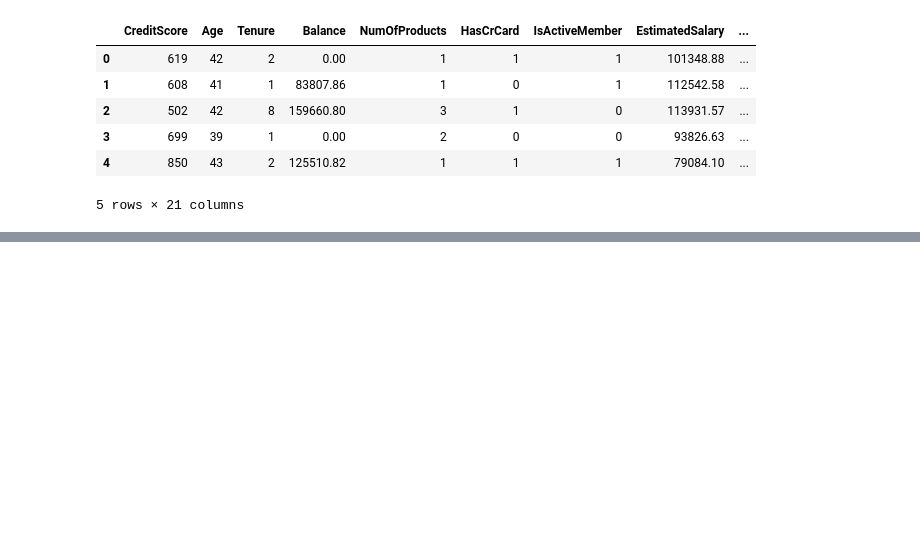
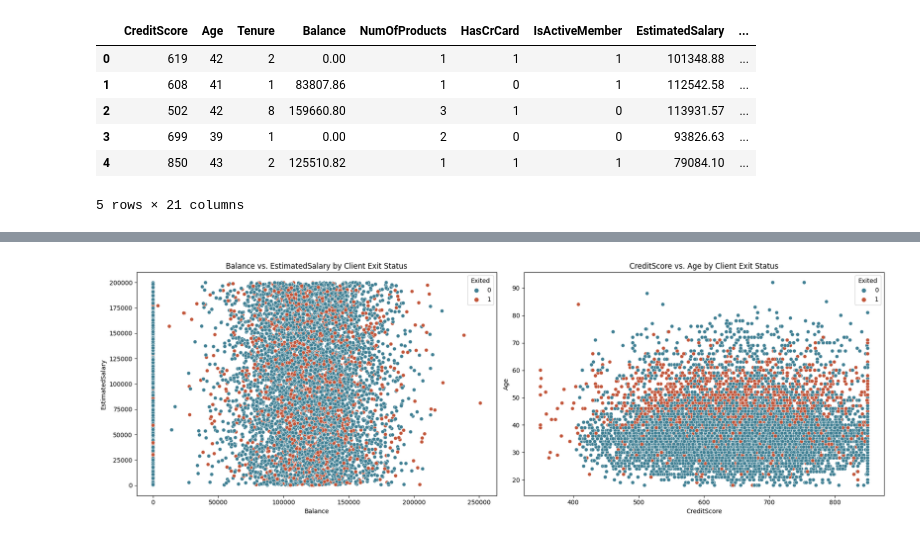
Before and after one commit to Abderrahmane-Chafi/BankCustomerChurnAnalysis, a Jupyter notebook: notebook794dc85e40.ipynb, the cells around one changed output, grey strips where cells are left out. Drawn from its saved outputs; the diff is of its cells as text; code cells hidden in the pictures; blank space fills up the shorter version.

```diff
--- a/notebook794dc85e40.ipynb
+++ b/notebook794dc85e40.ipynb
@@ -202,0 +234,20 @@ dtype: object
+# %%
+import matplotlib.pyplot as plt
+import seaborn as sns
+
+fig, axes = plt.subplots(1, 2, figsize=(18, 6))
+
+x_columns = ['Balance', 'CreditScore']
+y_columns = ['EstimatedSalary', 'Age']
+
+for ax, x_col, y_col in zip(axes.flatten(), x_columns, y_columns):
+    sns.scatterplot(data=df, x=x_col, y=y_col, hue='Exited', ax=ax, palette=colors)
+    ax.set_title(f"{x_col} vs. {y_col} by Client Exit Status", loc='center')
+    ax.set_xlabel(x_col)
+    ax.set_ylabel(y_col)
+
+plt.tight_layout()
+
+plt.show()
+# %% [output]
+[figure, added]
```
Also changed, not shown: parts of 9 cells of this notebook.
